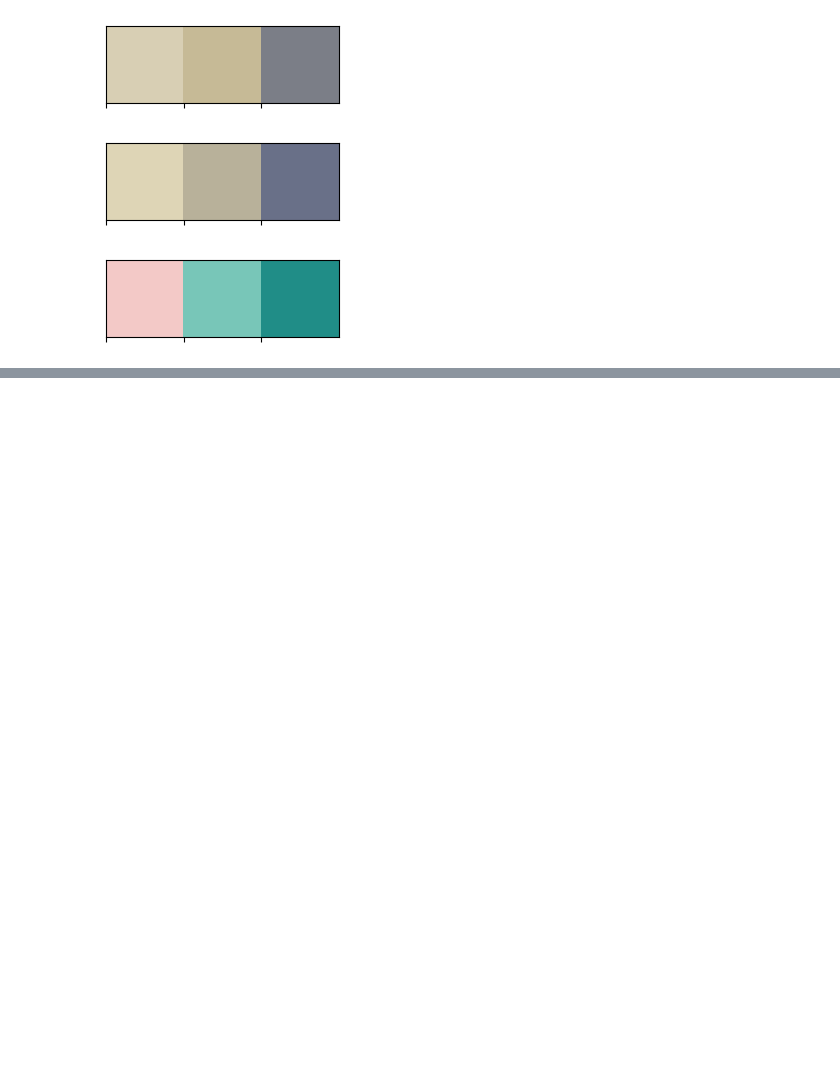
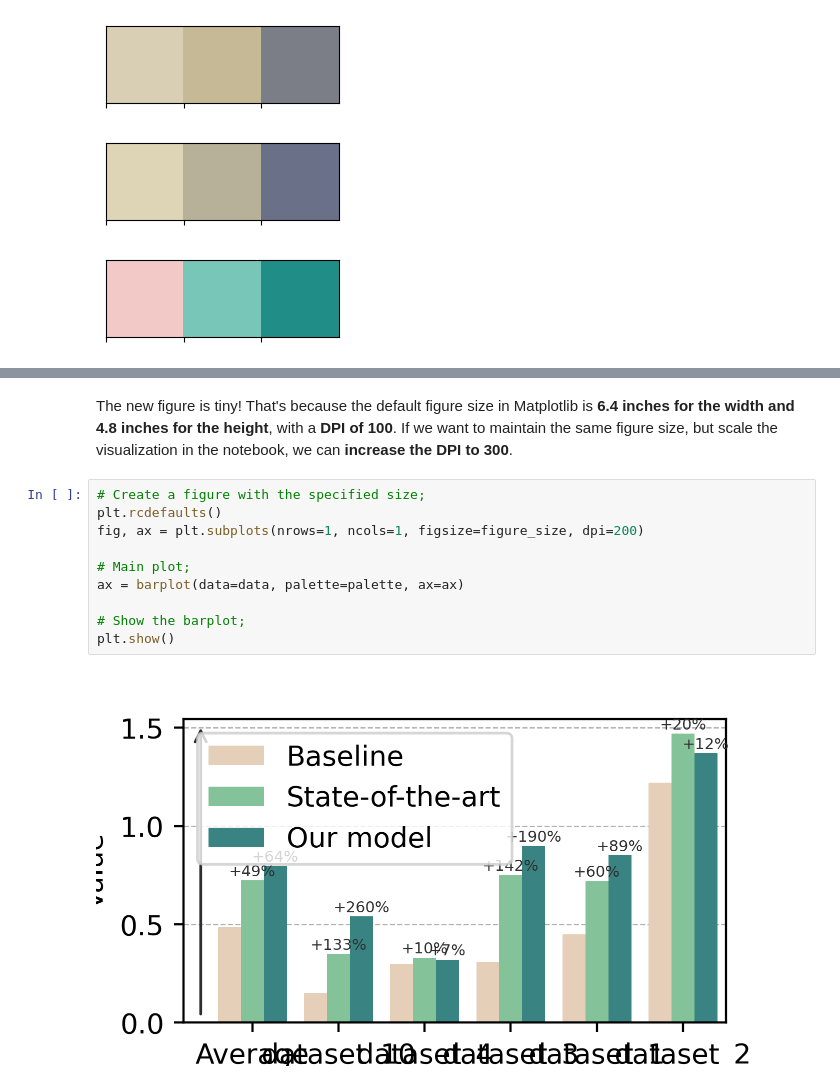
Before and after one commit to AlbertoParravicini/segretini-matplottini, a Jupyter notebook: notebooks/1_getting_started_with_barplots.ipynb, the cells around one changed output, grey strips where cells are left out. Saved outputs shown, nothing was run; the diff lists cells and outputs as text; blank space fills up the shorter version.

```diff
--- a/notebooks/1_getting_started_with_barplots.ipynb
+++ b/notebooks/1_getting_started_with_barplots.ipynb
@@ -728,0 +904,15 @@ plt.show()
+# %% [markdown]
+The new figure is tiny! That's because the default figure size in Matplotlib is **6.4 inches for the width and 4.8 inches for the height**, with a **DPI of 100**.
+If we want to maintain the same figure size, but scale the visualization in the notebook, we can **increase the DPI to 300**.
+# %%
+# Create a figure with the specified size;
+plt.rcdefaults()
+fig, ax = plt.subplots(nrows=1, ncols=1, figsize=figure_size, dpi=200)
+
+# Main plot;
+ax = barplot(data=data, palette=palette, ax=ax)
+
+# Show the barplot;
+plt.show()
+# %% [output]
+[figure, added]
```
Also changed, not shown: parts of 23 cells of this notebook, 8 other files.
